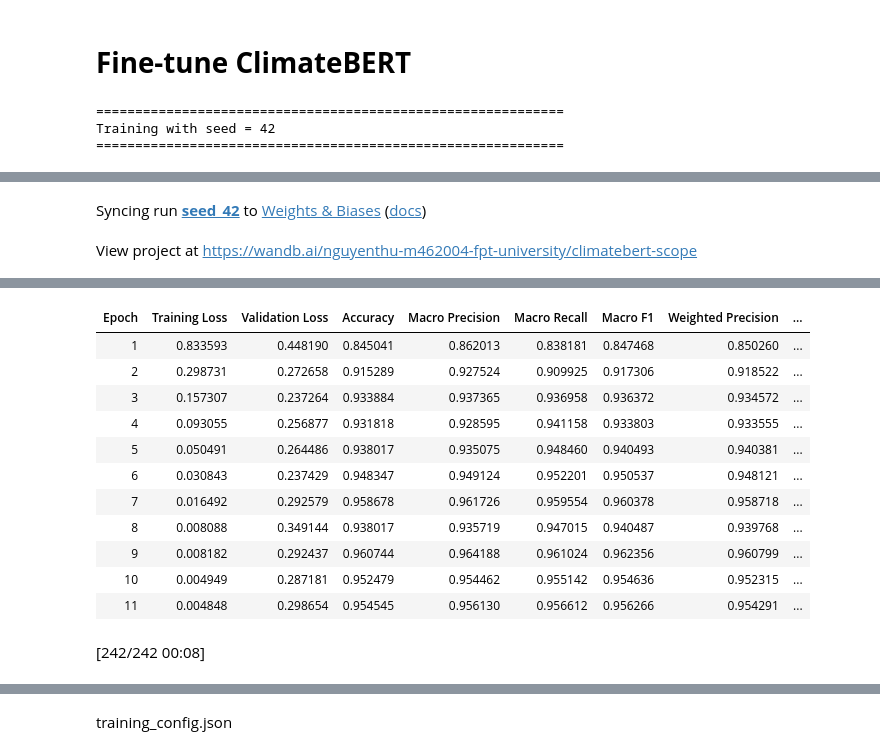
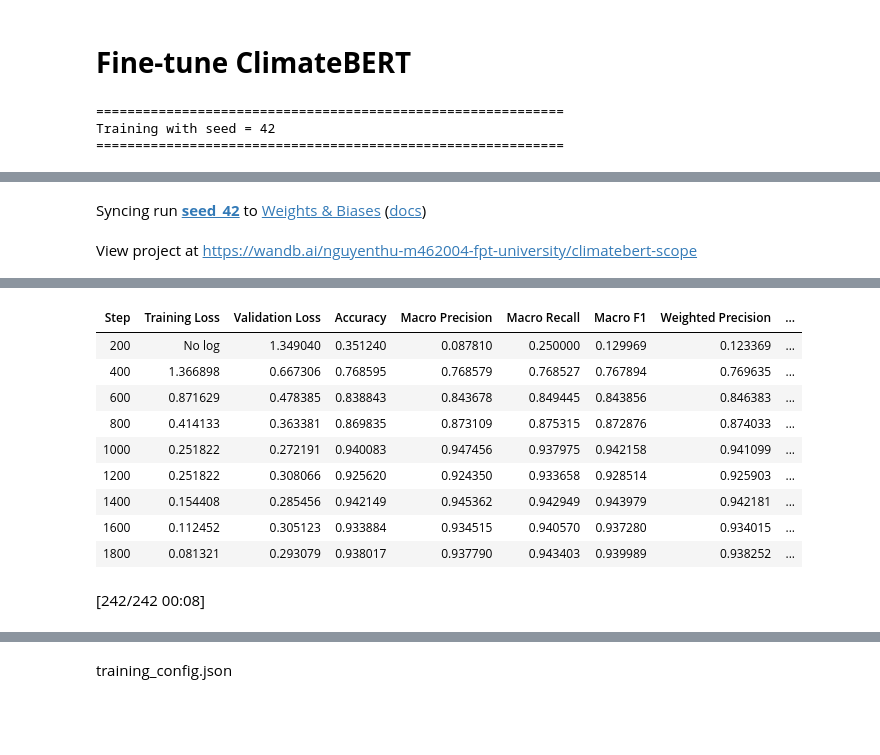
Before and after one commit to Eco-Lens/Eco-Lens_Main, a Jupyter notebook: 4.SemanticMapping/Train_ClimateBERT_Scope.ipynb, the cells around one changed output, grey strips where cells are left out. Saved outputs shown, nothing was run; the diff lists cells and outputs as text; code cells hidden in the pictures; blank space fills up the shorter version.

Commit message:
Improve ClimateBERT training pipeline and W&B logging

```diff
--- a/4.SemanticMapping/Train_ClimateBERT_Scope.ipynb
+++ b/4.SemanticMapping/Train_ClimateBERT_Scope.ipynb
@@ -75,7 +75,7 @@ MAX_LENGTH = 256
 
 BATCH_SIZE = 16
 
-LR = 2e-5
+LR = 1e-5
 
 WEIGHT_DECAY = 0.01
 
@@ -437,8 +439,10 @@ for seed in SEEDS:
         do_train=True,
         do_eval=True,
 
-        eval_strategy="epoch",
-        save_strategy="epoch",
+        eval_strategy="steps",
+        eval_steps=200,
+        save_strategy="steps",
+        save_steps=200,
 
         logging_strategy="epoch",
         logging_steps=50,
@@ -451,6 +455,8 @@ for seed in SEEDS:
         num_train_epochs=NUM_EPOCHS,
 
         weight_decay=WEIGHT_DECAY,
+
+        warmup_ratio = 0.1,
 
         optim="adamw_torch",
 
@@ -498,6 +504,20 @@ for seed in SEEDS:
         ]
     )
 
+    checkpoint_dir = os.path.join(
+        OUTPUT_DIR,
+        f"seed_{seed}"
+    )
+
+    completed_flag = os.path.join(
+        checkpoint_dir,
+        "completed.txt"
+    )
+
+    if os.path.exists(completed_flag):
+        print(f"Seed {seed} already finished. Skip.")
+        continue
+
     # ======================================================
     # WandB
     # ======================================================
@@ -534,19 +554,26 @@ for seed in SEEDS:
         }
     )
 
-    checkpoint_dir = os.path.join(
-        OUTPUT_DIR,
-        f"seed_{seed}"
-    )
+    class_counts = train_df["scope"].value_counts().reset_index()
+    class_counts.columns = ["Class", "Count"]
 
-    completed_flag = os.path.join(
-        checkpoint_dir,
-        "completed.txt"
-    )
+    table = wandb.Table(dataframe=class_counts)
 
-    if os.path.exists(completed_flag):
-        print(f"Seed {seed} already finished. Skip.")
-        continue
+    wandb.log({
+
+        "Class Distribution": table,
+
+        "Class Distribution Bar":
+
+            wandb.plot.bar(
+                table,
+                "Class",
+                "Count",
+                title="Training Class Distribution"
+            )
+
+    })
+
     last_checkpoint = None
 
     if os.path.isdir(checkpoint_dir):
@@ -571,7 +598,10 @@ for seed in SEEDS:
     # ======================================================
 
     trainer.save_state()
+    os.makedirs(checkpoint_dir, exist_ok=True)
 
+    with open(completed_flag, "w") as f:
+        f.write("done")
     train_metrics = trainer.evaluate(
         eval_dataset=train_dataset,
         metric_key_prefix="train"
@@ -628,6 +658,8 @@ for seed in SEEDS:
 # ==========================================================
 # Save Best Model
 # ==========================================================
+if best_trainer is None:
+    raise RuntimeError("No model was trained successfully.")
 
 BEST_MODEL_DIR = os.path.join(
     OUTPUT_DIR,
@@ -642,6 +674,17 @@ print("=" * 60)
 print("Training Finished")
 print("=" * 60)
 
+wandb.init(
+    project="climatebert-scope",
+    name="best-summary"
+)
+
+wandb.summary["best_seed"] = best_seed
+wandb.summary["best_validation_f1"] = best_f1
+wandb.summary["best_checkpoint"] = best_checkpoint
+
+wandb.finish()
+
 print(f"Best Seed            : {best_seed}")
 print(f"Best Validation F1   : {best_f1:.4f}")
 print(f"Best Checkpoint      : {best_checkpoint}")
@@ -678,13 +720,11 @@ View run at https://wandb.ai/nguyenthu-m462004-fpt-university/climatebert-scope/
-| Epoch | Training Loss | Validation Loss | Accuracy | Macro Precision | Macro Recall | Macro F1 | Weighted Precision | ... |
-| 1 | 0.833593 | 0.448190 | 0.845041 | 0.862013 | 0.838181 | 0.847468 | 0.850260 | ... |
-| 2 | 0.298731 | 0.272658 | 0.915289 | 0.927524 | 0.909925 | 0.917306 | 0.918522 | ... |
-| 3 | 0.157307 | 0.237264 | 0.933884 | 0.937365 | 0.936958 | 0.936372 | 0.934572 | ... |
-| 4 | 0.093055 | 0.256877 | 0.931818 | 0.928595 | 0.941158 | 0.933803 | 0.933555 | ... |
-| 5 | 0.050491 | 0.264486 | 0.938017 | 0.935075 | 0.948460 | 0.940493 | 0.940381 | ... |
-| 6 | 0.030843 | 0.237429 | 0.948347 | 0.949124 | 0.952201 | 0.950537 | 0.948121 | ... |
-| 7 | 0.016492 | 0.292579 | 0.958678 | 0.961726 | 0.959554 | 0.960378 | 0.958718 | ... |
-| 8 | 0.008088 | 0.349144 | 0.938017 | 0.935719 | 0.947015 | 0.940487 | 0.939768 | ... |
-| 9 | 0.008182 | 0.292437 | 0.960744 | 0.964188 | 0.961024 | 0.962356 | 0.960799 | ... |
-| 10 | 0.004949 | 0.287181 | 0.952479 | 0.954462 | 0.955142 | 0.954636 | 0.952315 | ... |
-| 11 | 0.004848 | 0.298654 | 0.954545 | 0.956130 | 0.956612 | 0.956266 | 0.954291 | ... |
+| Step | Training Loss | Validation Loss | Accuracy | Macro Precision | Macro Recall | Macro F1 | Weighted Precision | ... |
+| 200 | No log | 1.349040 | 0.351240 | 0.087810 | 0.250000 | 0.129969 | 0.123369 | ... |
+| 400 | 1.366898 | 0.667306 | 0.768595 | 0.768579 | 0.768527 | 0.767894 | 0.769635 | ... |
+| 600 | 0.871629 | 0.478385 | 0.838843 | 0.843678 | 0.849445 | 0.843856 | 0.846383 | ... |
+| 800 | 0.414133 | 0.363381 | 0.869835 | 0.873109 | 0.875315 | 0.872876 | 0.874033 | ... |
+| 1000 | 0.251822 | 0.272191 | 0.940083 | 0.947456 | 0.937975 | 0.942158 | 0.941099 | ... |
+| 1200 | 0.251822 | 0.308066 | 0.925620 | 0.924350 | 0.933658 | 0.928514 | 0.925903 | ... |
+| 1400 | 0.154408 | 0.285456 | 0.942149 | 0.945362 | 0.942949 | 0.943979 | 0.942181 | ... |
+| 1600 | 0.112452 | 0.305123 | 0.933884 | 0.934515 | 0.940570 | 0.937280 | 0.934015 | ... |
+| 1800 | 0.081321 | 0.293079 | 0.938017 | 0.937790 | 0.943403 | 0.939989 | 0.938252 | ... |
 [242/242 00:08]
```
Also changed, not shown: parts of 20 cells of this notebook.
